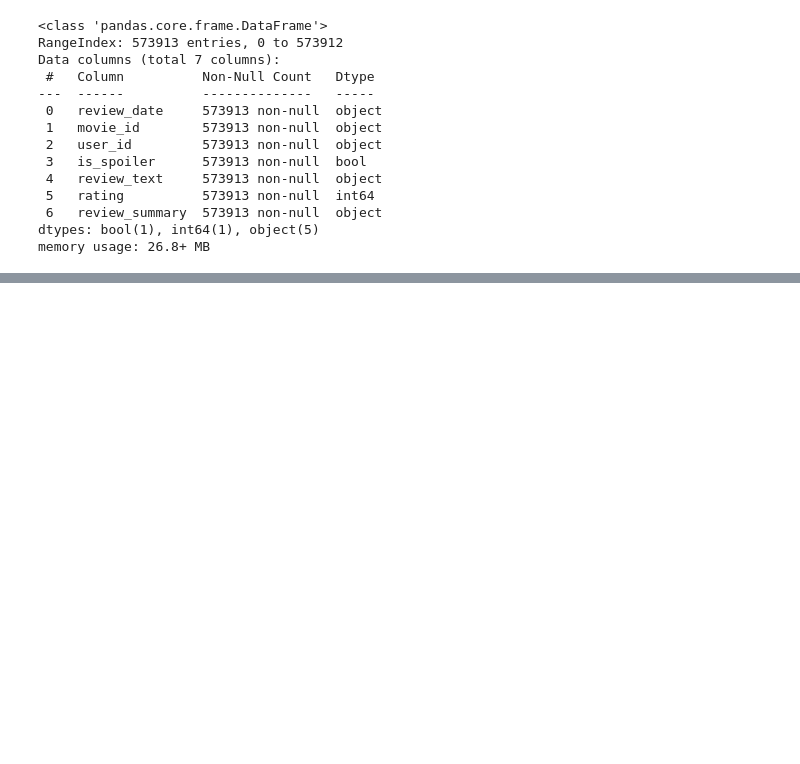
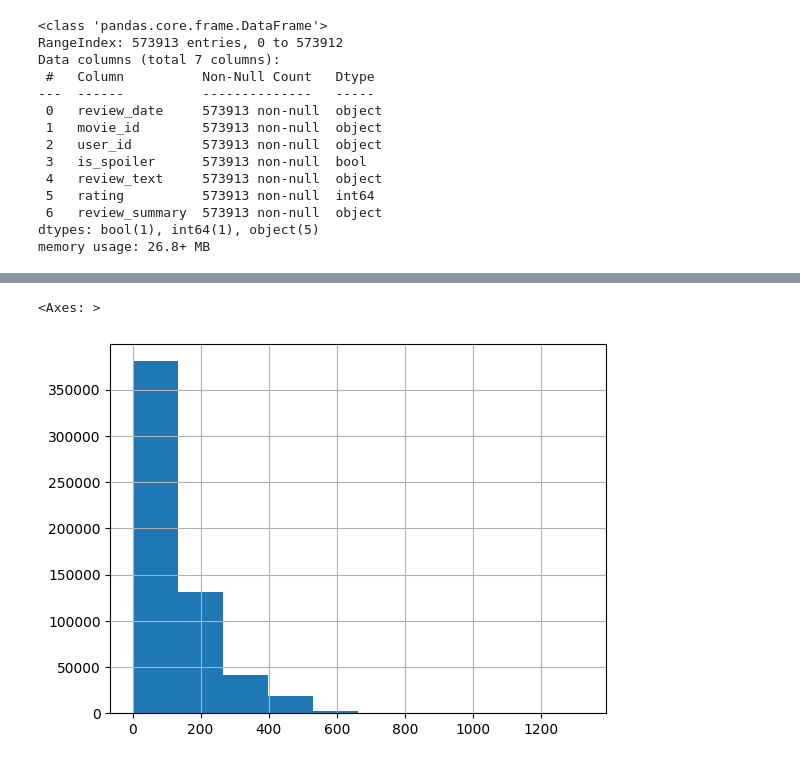
Before and after one commit to ayshmnmm/plot-protector, a Jupyter notebook: notebooks/01_eda.ipynb, the cells around one changed output, grey strips where cells are left out. Cells and saved outputs as stored; diff of their text form; code cells hidden in the pictures; blank space fills up the shorter version.

```diff
--- a/notebooks/01_eda.ipynb
+++ b/notebooks/01_eda.ipynb
@@ -76,5 +83,8 @@ plt.show()
 movie_details_pp = pd.read_feather("../data/preprocessed_movie_details.feather")
 reviews_pp = pd.read_feather("../data/preprocessed_reviews.feather")
+# %%
+reviews_pp["original_review_text"] = reviews["review_text"]
+reviews_pp["original_review_summary"] = reviews["review_summary"]
 # %%
 movie_details_pp.info()
 # %% [output]
@@ -139,0 +170,5 @@ reviews_pp.sample(10, random_state=234)
+# %%
+reviews_pp["review_text"].str.len().hist()
+# %% [output]
+<Axes: >
+[figure, added]
```
Also changed, not shown: parts of 23 cells of this notebook.
